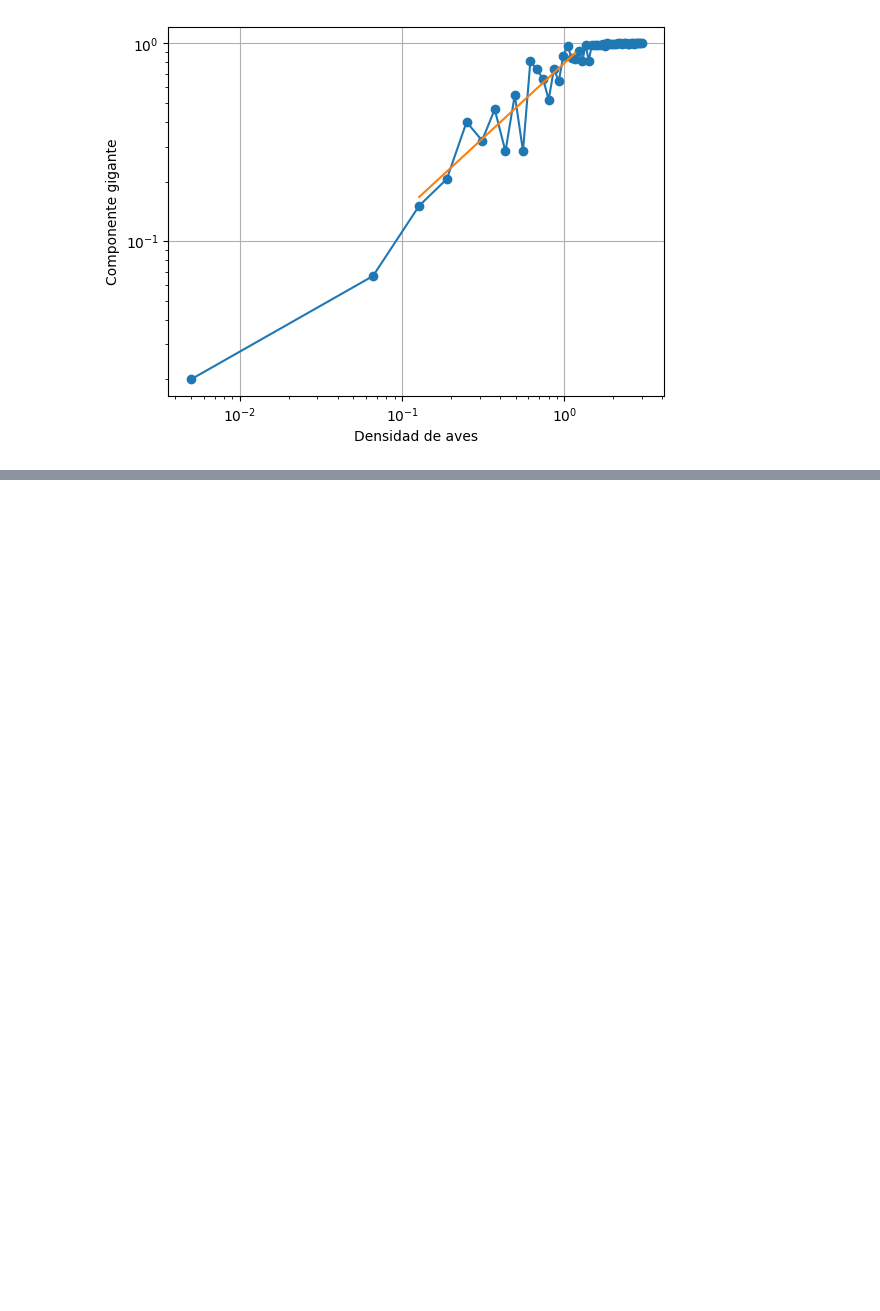
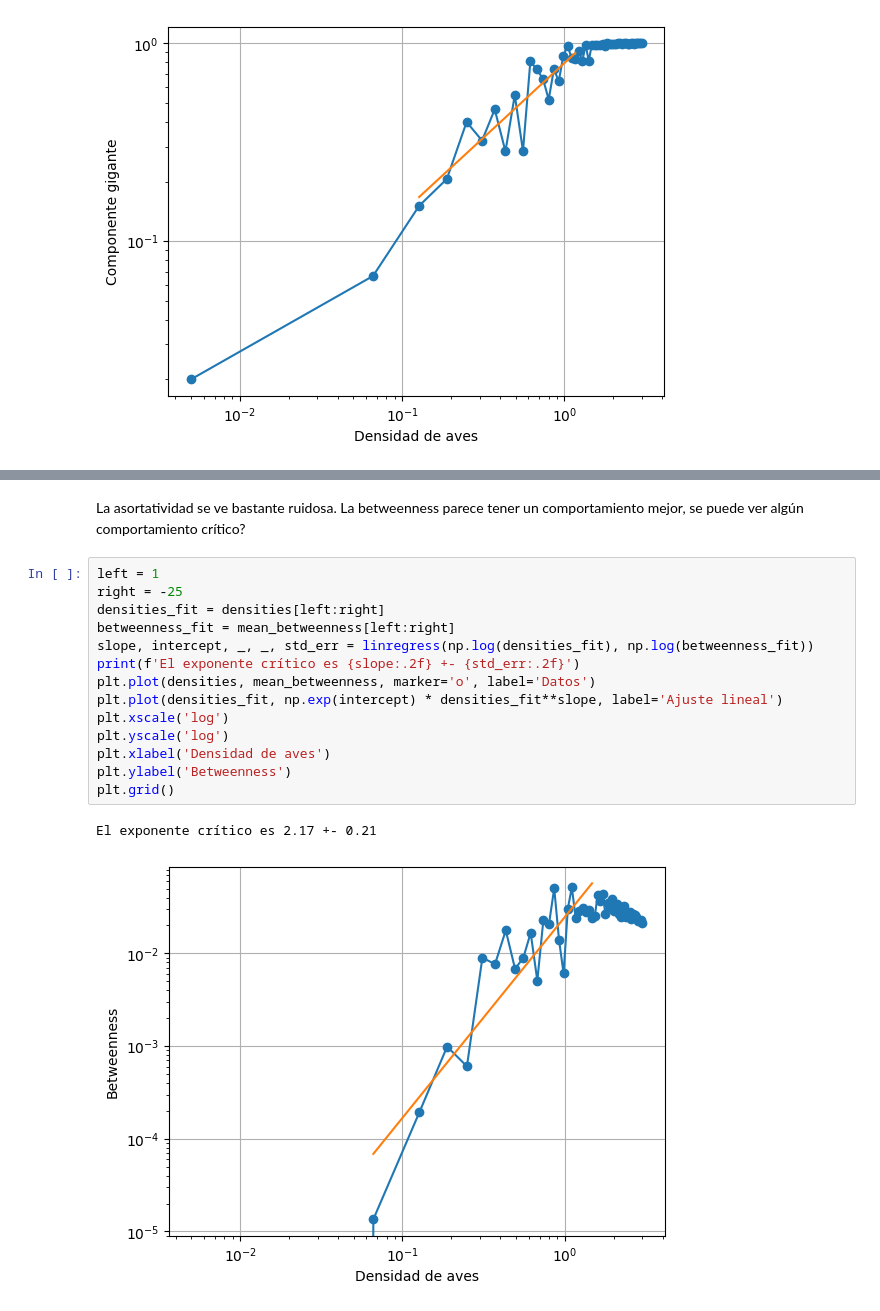
Before and after one commit to lautarogiordano/practicas-complejidad, a Jupyter notebook: p2-aves/aves.ipynb, the cells around one changed output, grey strips where cells are left out. Drawn from its saved outputs; the diff is of its cells as text; blank space fills up the shorter version.

```diff
--- a/p2-aves/aves.ipynb
+++ b/p2-aves/aves.ipynb
@@ -489,0 +543,19 @@ El exponente crítico es 0.76 +- 0.10
+# %% [markdown]
+La asortatividad se ve bastante ruidosa. La betweenness parece tener un comportamiento mejor, se puede ver algún comportamiento crítico?
+# %%
+left = 1
+right = -25
+densities_fit = densities[left:right]
+betweenness_fit = mean_betweenness[left:right]
+slope, intercept, _, _, std_err = linregress(np.log(densities_fit), np.log(betweenness_fit))
+print(f'El exponente crítico es {slope:.2f} +- {std_err:.2f}')
+plt.plot(densities, mean_betweenness, marker='o', label='Datos')
+plt.plot(densities_fit, np.exp(intercept) * densities_fit**slope, label='Ajuste lineal')
+plt.xscale('log')
+plt.yscale('log')
+plt.xlabel('Densidad de aves')
+plt.ylabel('Betweenness')
+plt.grid()
+# %% [output]
+El exponente crítico es 2.17 +- 0.21
+[figure, added]
```
Also changed, not shown: parts of 30 cells of this notebook, 2 other files.
